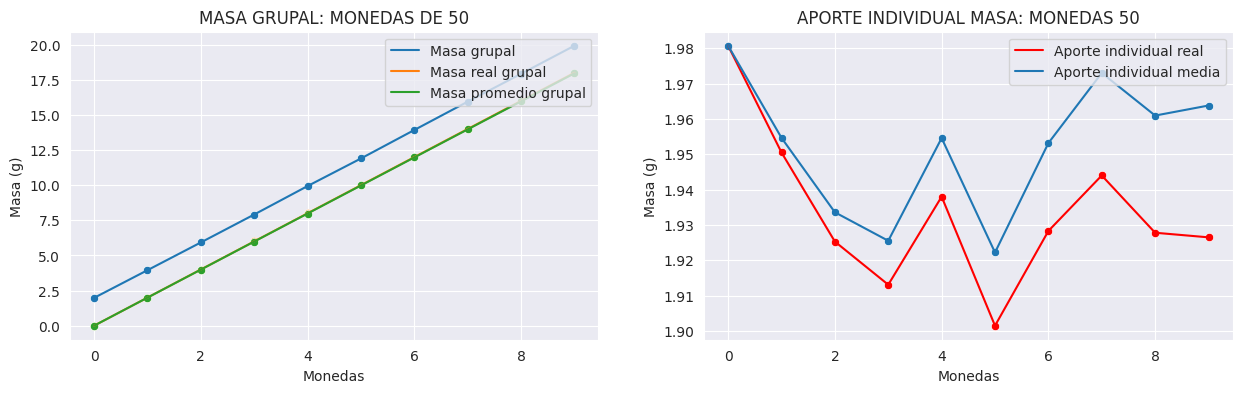
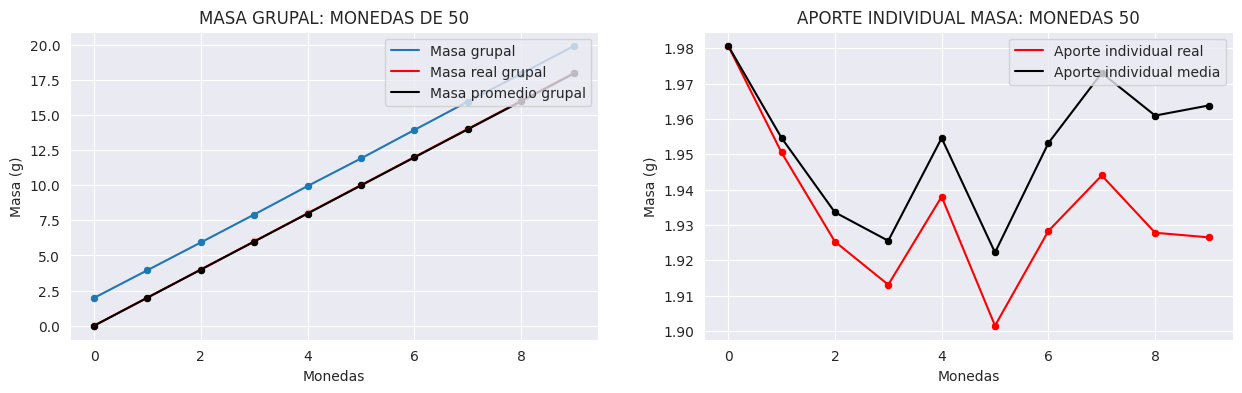
The change to this notebook cell's code, shown as a diff; its figure went from the first image to the second:
--- before
+++ after
@@ -9,15 +9,15 @@
 sns.scatterplot(x=df_masa_monedas_grupo.index,
                 y=[masa_real_moneda_50*i for i in df_masa_monedas_grupo.index],
-                data=df_masa_monedas_grupo, ax=ax[0])
+                data=df_masa_monedas_grupo, color="red", ax=ax[0])
 sns.lineplot(x=df_masa_monedas_grupo.index,
              y=[masa_real_moneda_50*i for i in df_masa_monedas_grupo.index],
-             data=df_masa_monedas_grupo, ax=ax[0], label="Masa real grupal")
+             data=df_masa_monedas_grupo, color="red", ax=ax[0], label="Masa real grupal")
 
 sns.scatterplot(x=df_masa_monedas_grupo.index,
                 y=[masa_promedio_moneda_50*i for i in df_masa_monedas_grupo.index],
-                data=df_masa_monedas_grupo, ax=ax[0])
+                data=df_masa_monedas_grupo, color="black", ax=ax[0])
 sns.lineplot(x=df_masa_monedas_grupo.index,
              y=[masa_promedio_moneda_50*i for i in df_masa_monedas_grupo.index],
-             data=df_masa_monedas_grupo, ax=ax[0], label="Masa promedio grupal")
+             data=df_masa_monedas_grupo, color="black", ax=ax[0], label="Masa promedio grupal")
 
 
@@ -42,6 +42,6 @@
                                     ]
 
-sns.scatterplot(x=df_masa_monedas_grupo.index, y = aporte_individual_media_moneda_50, ax=ax[1])
-sns.lineplot(x=df_masa_monedas_grupo.index, y = aporte_individual_media_moneda_50, ax=ax[1], label="Aporte individual media")
+sns.scatterplot(x=df_masa_monedas_grupo.index, y = aporte_individual_media_moneda_50, color="black", ax=ax[1])
+sns.lineplot(x=df_masa_monedas_grupo.index, y = aporte_individual_media_moneda_50, color="black", ax=ax[1], label="Aporte individual media")
 
 ax[1].set_title("APORTE INDIVIDUAL MASA: MONEDAS 50")

Commit: Colores media y masa real.